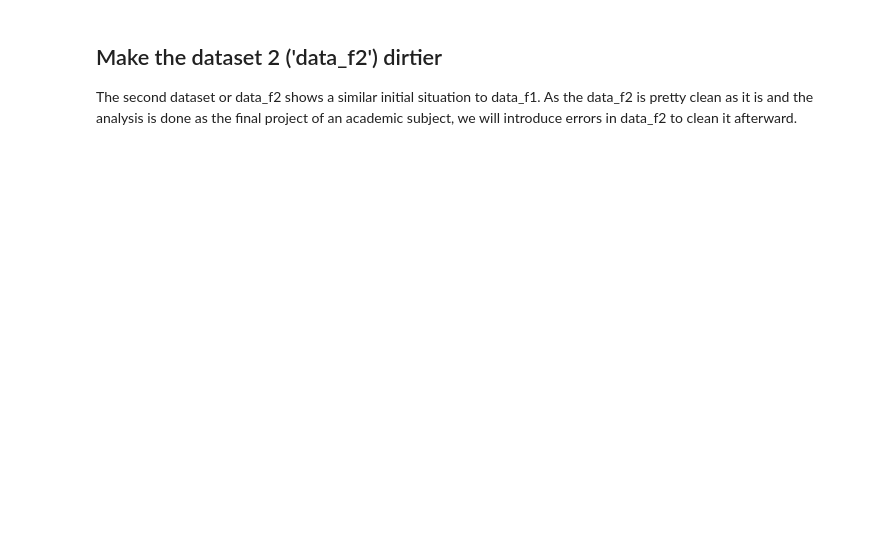
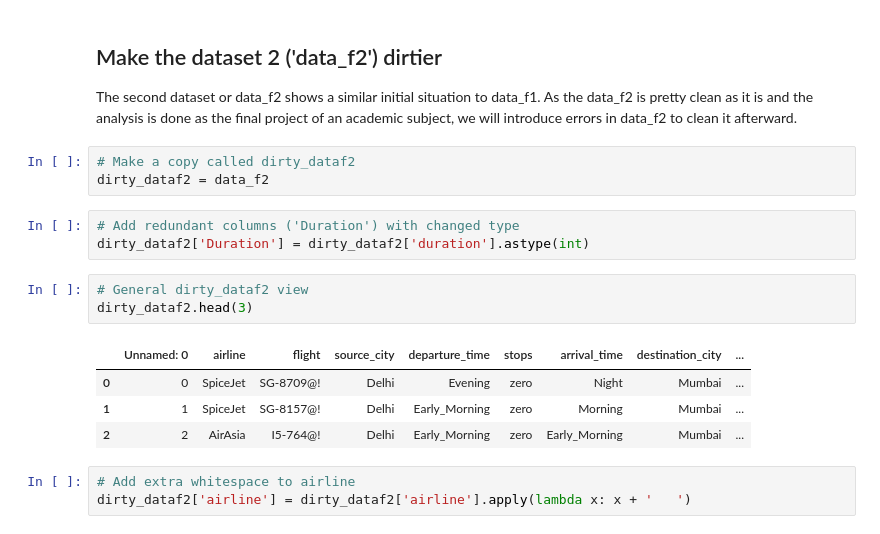
Before and after one commit to r41ss4/rennes_da, a Jupyter notebook: cleaning.ipynb, the cells around one changed output. Drawn from its saved outputs; the diff is of its cells as text; blank space fills up the shorter version.

Commit message:
Modified cleaning to dirty data_f2 and then clean it as professor requested, added finan cleaning

```diff
--- a/cleaning.ipynb
+++ b/cleaning.ipynb
@@ -389,3 +390,20 @@ dtype: int64
 # %% [markdown]
 ## Make the dataset 2 ('data_f2') dirtier
 The second dataset or data_f2 shows a similar initial situation to data_f1. As the data_f2 is pretty clean as it is and the analysis is done as the final project of an academic subject, we will introduce errors in data_f2 to clean it afterward.
+# %%
+# Make a copy called dirty_dataf2
+dirty_dataf2 = data_f2
+# %%
+# Add redundant columns ('Duration') with changed type
+dirty_dataf2['Duration'] = dirty_dataf2['duration'].astype(int)
+# %%
+# General dirty_dataf2 view
+dirty_dataf2.head(3)
+# %% [output]
+|  | Unnamed: 0 | airline | flight | source_city | departure_time | stops | arrival_time | destination_city | ... |
+| 0 | 0 | SpiceJet | SG-8709@! | Delhi | Evening | zero | Night | Mumbai | ... |
+| 1 | 1 | SpiceJet | SG-8157@! | Delhi | Early_Morning | zero | Morning | Mumbai | ... |
+| 2 | 2 | AirAsia | I5-764@! | Delhi | Early_Morning | zero | Early_Morning | Mumbai | ... |
+# %%
+# Add extra whitespace to airline
+dirty_dataf2['airline'] = dirty_dataf2['airline'].apply(lambda x: x + '   ')
```
Also changed, not shown: parts of 17 cells of this notebook, 1 other file.
